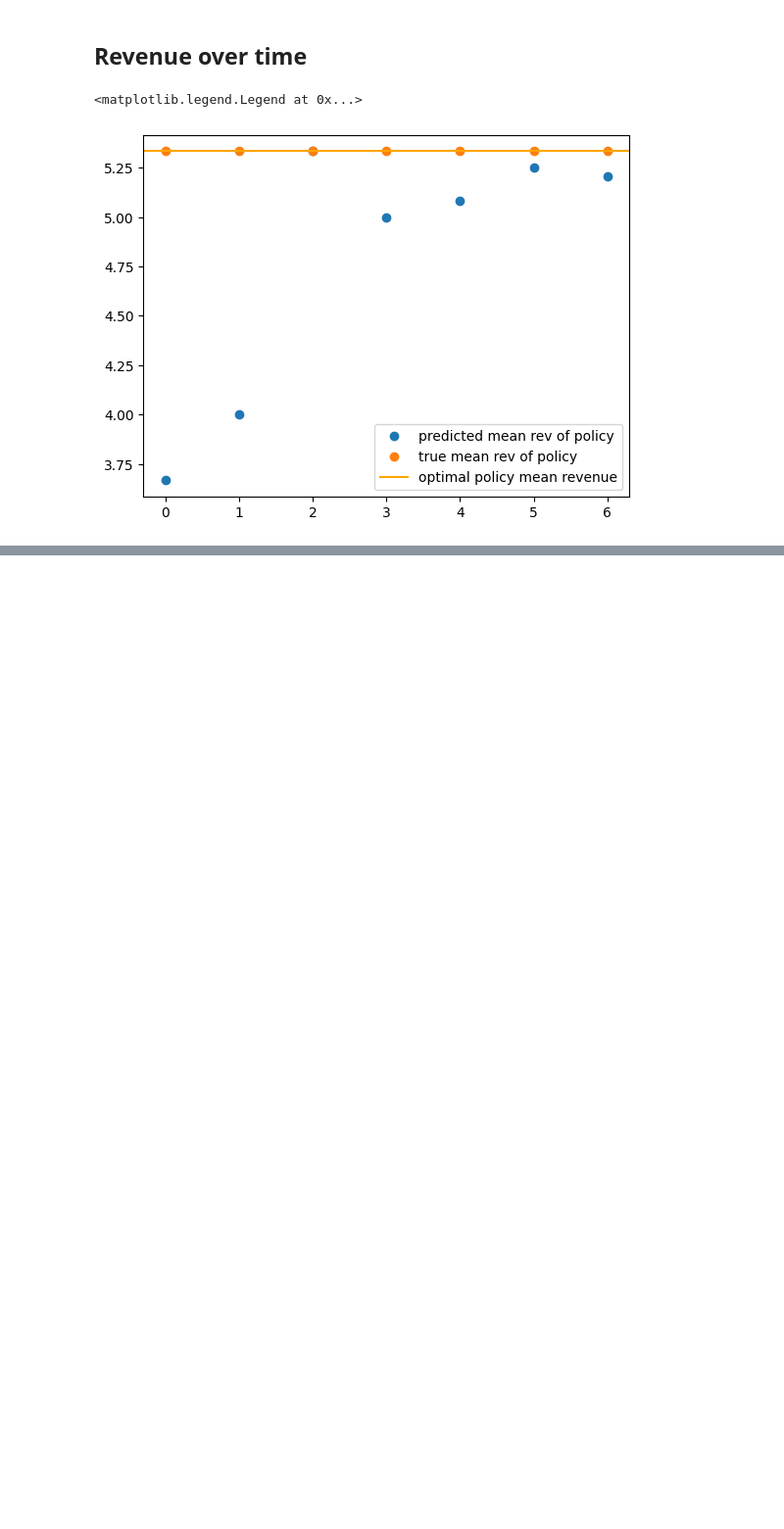
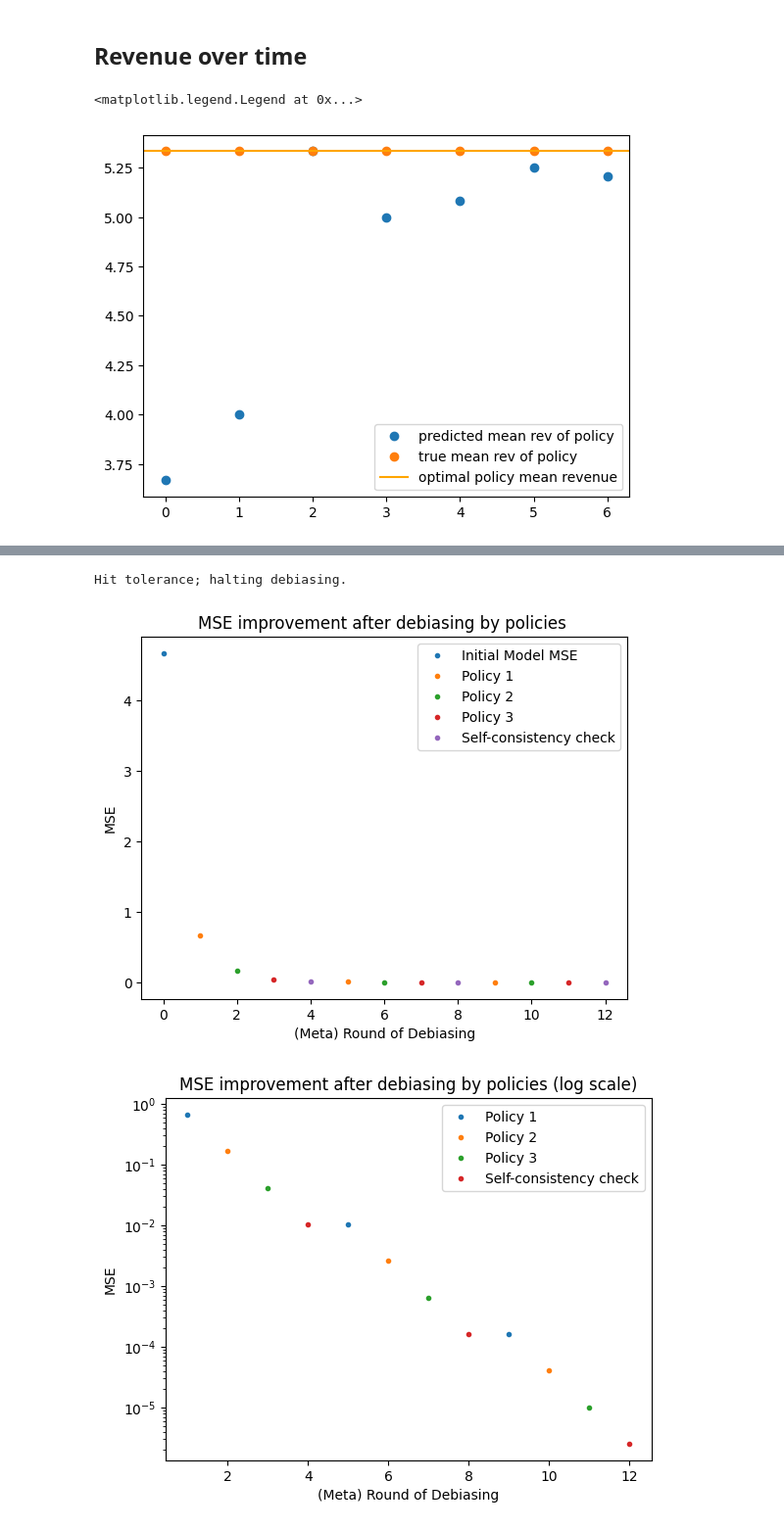
Before and after one commit to globusharris/ensembling-constrained-optimization, a Jupyter notebook: optimization-scratch2.ipynb, the cells around one changed output, grey strips where cells are left out. Shown at 98% size. Saved outputs shown, nothing was run; the diff lists cells and outputs as text; code cells hidden in the pictures; blank space fills up the shorter version.

Commit message:
iterative debiasing w stopping condition

```diff
--- a/optimization-scratch2.ipynb
+++ b/optimization-scratch2.ipynb
@@ -62,7 +62,7 @@ policy0 = policies.Simplex(pred_dim, h0)
 policy1 = policies.Simplex(pred_dim, h1)
 policy2 = policies.Simplex(pred_dim, h2)
 policy3 = policies.Simplex(pred_dim, h3)
-model = db.Debiased_model(max_depth, policy0, pred_dim, h0, xs)
+model = db.Debiased_model(max_depth, pred_dim, h0, xs, ys)
 model.debias(ys, policy1);
 model.debias(ys, policy2);
 model.debias(ys, policy3);
@@ -119,0 +127,49 @@ plt.legend()
+# %%
+importlib.reload(db)
+
+all_pi = [policy1, policy2, policy3]
+max_depth = 40
+tolerance = 1e-3 # after MSE improvement drops below this, halt debiasing process
+model = db.Debiased_model(max_depth, pred_dim, h0, xs, ys)
+
+model.iterative_debias(ys, all_pi, policy0, max_depth, tolerance)
+# %% [output]
+Hit tolerance; halting debiasing.
+# %%
+# plot for each type of update independently
+
+coord = 0
+mses = np.array(model.mses_by_policy)
+# initial MSE
+plt.plot([0], mses[0,coord], '.', label="Initial Model MSE")
+
+# MSE after updating according to policy i
+for i in range(1,len(all_pi)+2):
+    indices = np.arange(i, len(mses), len(all_pi)+1)
+    if i!=len(all_pi)+1:
+        plt.plot(indices, mses[indices, coord], '.', label = f"Policy {i}")
+    else:
+        plt.plot(indices, mses[indices, coord], '.', label = f"Self-consistency check")
+
+plt.xlabel("(Meta) Round of Debiasing")
+plt.ylabel("MSE")
+plt.title("MSE improvement after debiasing by policies ")
+plt.legend()
+plt.show()
+
+for i in range(1,len(all_pi)+2):
+    indices = np.arange(i, len(mses), len(all_pi)+1)
+    if i!=len(all_pi)+1:
+        plt.plot(indices, mses[indices, coord], '.', label = f"Policy {i}")
+    else:
+        plt.plot(indices, mses[indices, coord], '.', label = f"Self-consistency check")
+
+plt.xlabel("(Meta) Round of Debiasing")
+plt.ylabel("MSE")
+plt.title("MSE improvement after debiasing by policies (log scale)")
+plt.legend()
+plt.yscale('log')
+plt.show()
+# %% [output]
+[figure, added]
+[figure, added]
```
Also changed, not shown: parts of 5 cells of this notebook, 1 other file.
